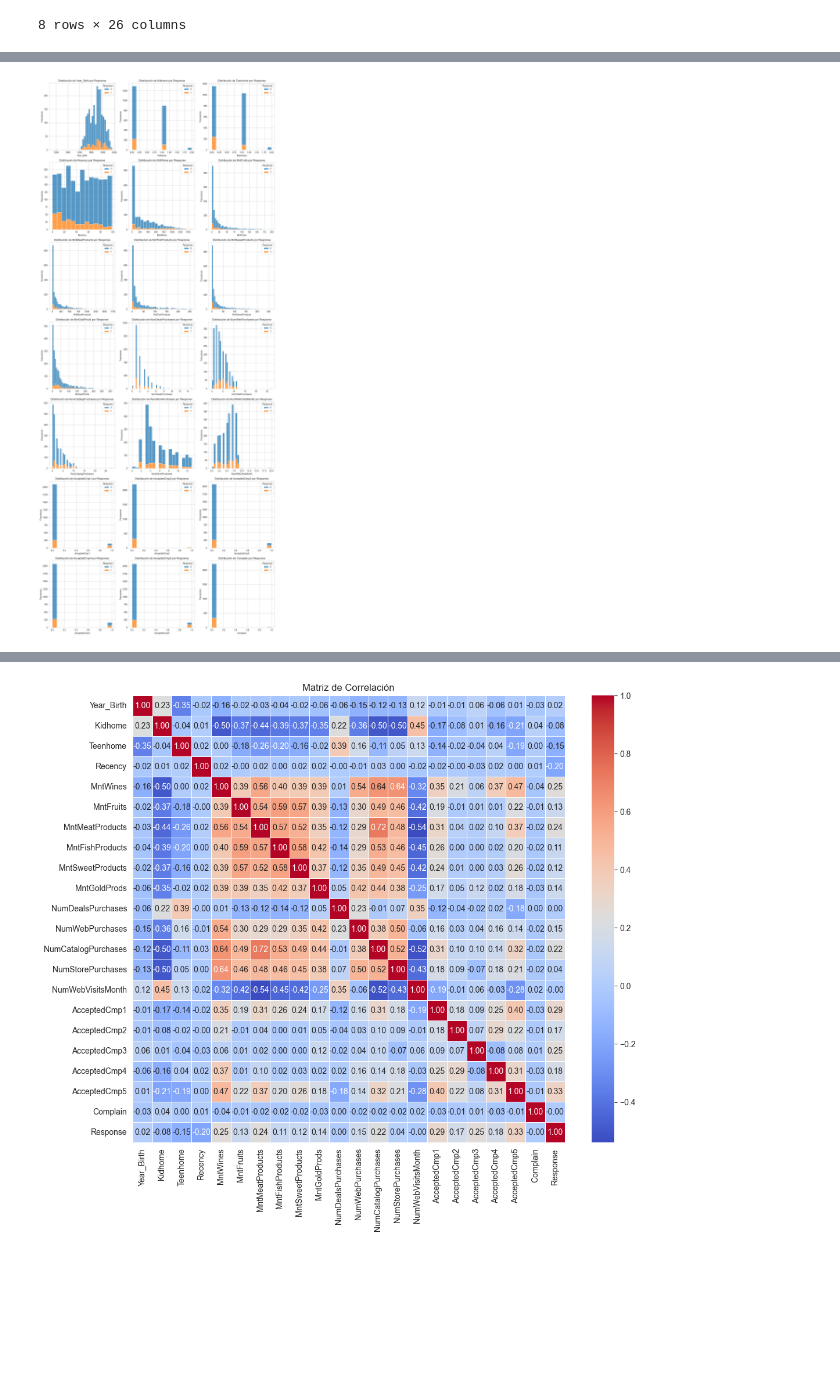
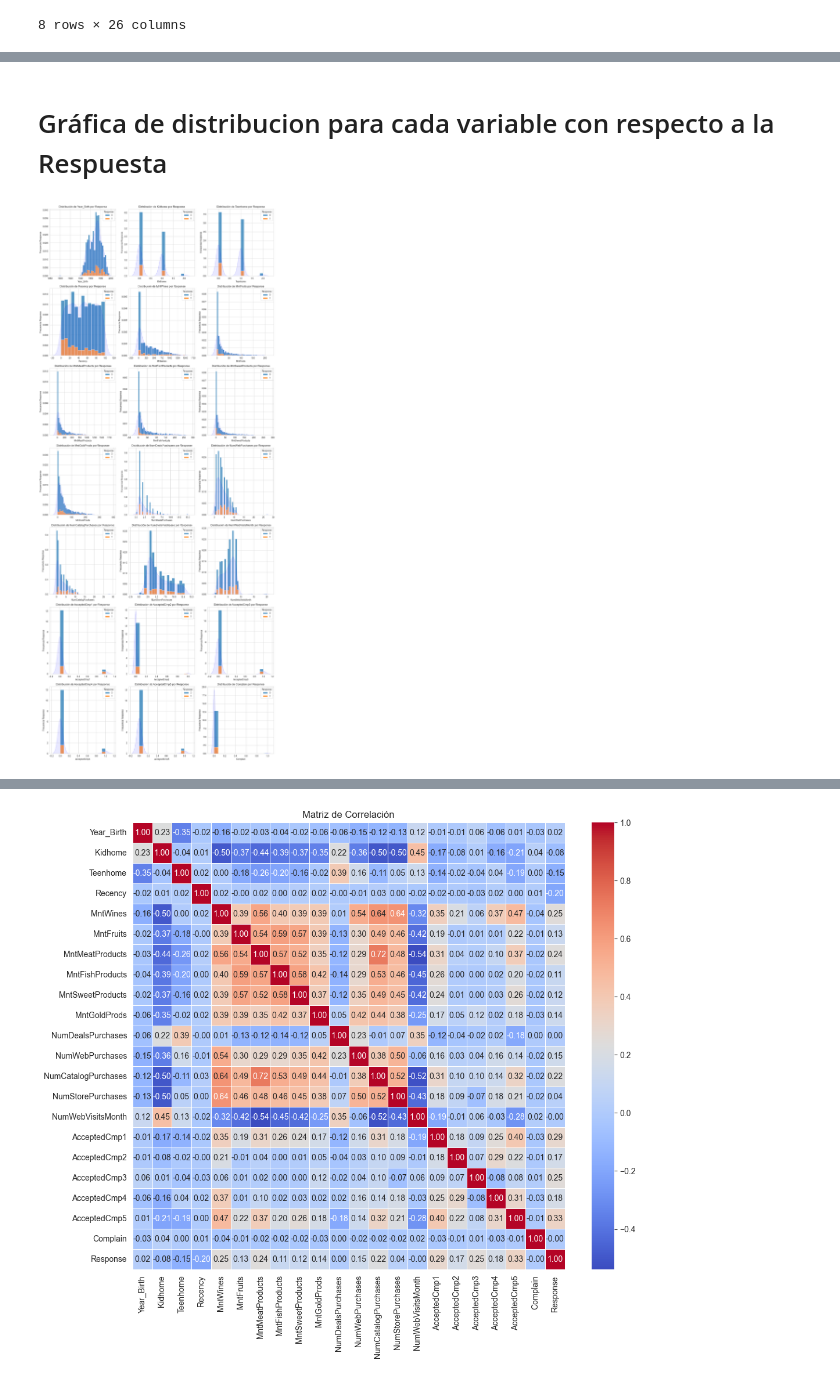
Before and after one commit to alexbyd/customer, a Jupyter notebook: logistic regression.ipynb, the cells around one changed output, grey strips where cells are left out. Saved outputs shown, nothing was run; the diff lists cells and outputs as text; code cells hidden in the pictures; blank space fills up the shorter version.

```diff
--- a/logistic regression.ipynb
+++ b/logistic regression.ipynb
@@ -126,22 +116,26 @@ El objetivo principal es entrenar un modelo predictivo que permita a la empresa
+# %% [markdown]
+ # Gráfica de distribucion para cada variable con respecto a la Respuesta
 # %%
 # Configurar la cuadrícula de histogramas
 n_cols = 3
 n_rows = int(np.ceil(len(features) / n_cols))
 fig, axes = plt.subplots(n_rows, n_cols, figsize=(15, 5 * n_rows))
 axes = axes.flatten()
 
 # Graficar distribuciones
 for i, feature in enumerate(features):
-    sns.histplot(data=data, x=feature, hue=response, multiple="stack", ax=axes[i])
+    sns.histplot(data=data, x=feature, hue=response, multiple="stack", ax=axes[i], stat='density')
+    sns.kdeplot(data=data, x=feature,  ax=axes[i], fill=True, color='blue', linewidth=0.2, alpha=0.09)
+  #  axes[i].legend(feature, title="Density")
     axes[i].set_title(f'Distribución de {feature} por Response')
     axes[i].set_xlabel(feature)
-    axes[i].set_ylabel('Frecuencia')
+    axes[i].set_ylabel('Frecuencia Response')
 
 # Eliminar ejes vacíos
 for j in range(i + 1, len(axes)):
     fig.delaxes(axes[j])
 
 plt.tight_layout()
 plt.show()
 # %% [output]
-[figure, old version]
+[figure, new version]
```
Also changed, not shown: parts of 12 cells of this notebook, 4 other files.
